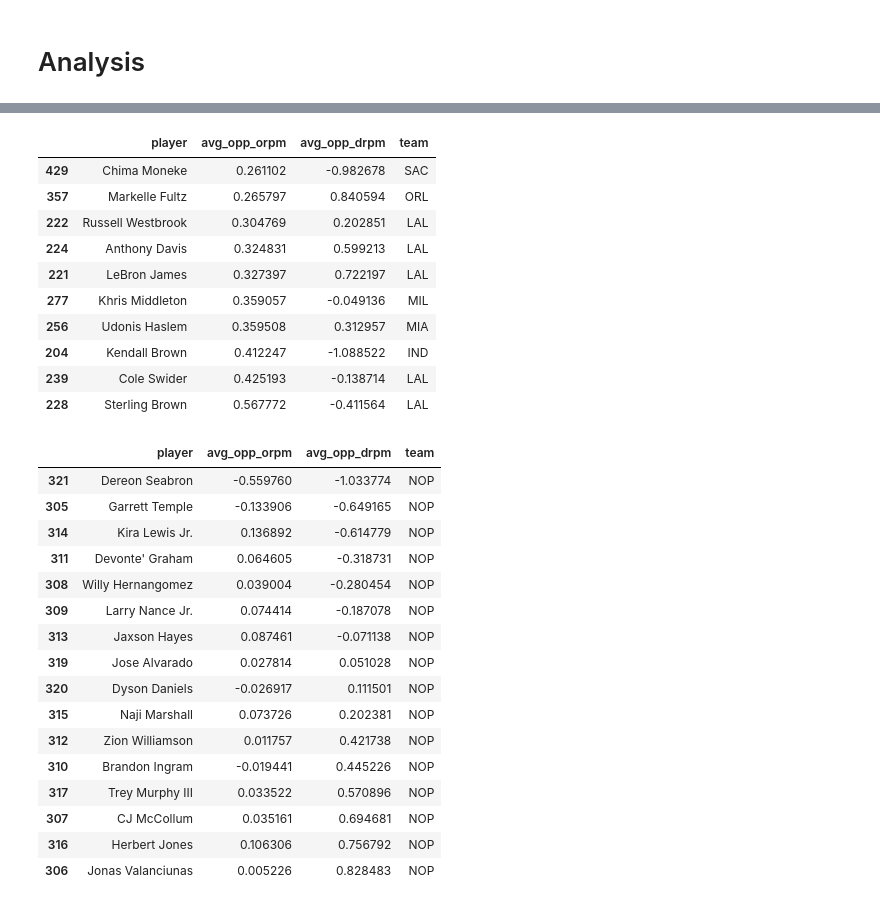
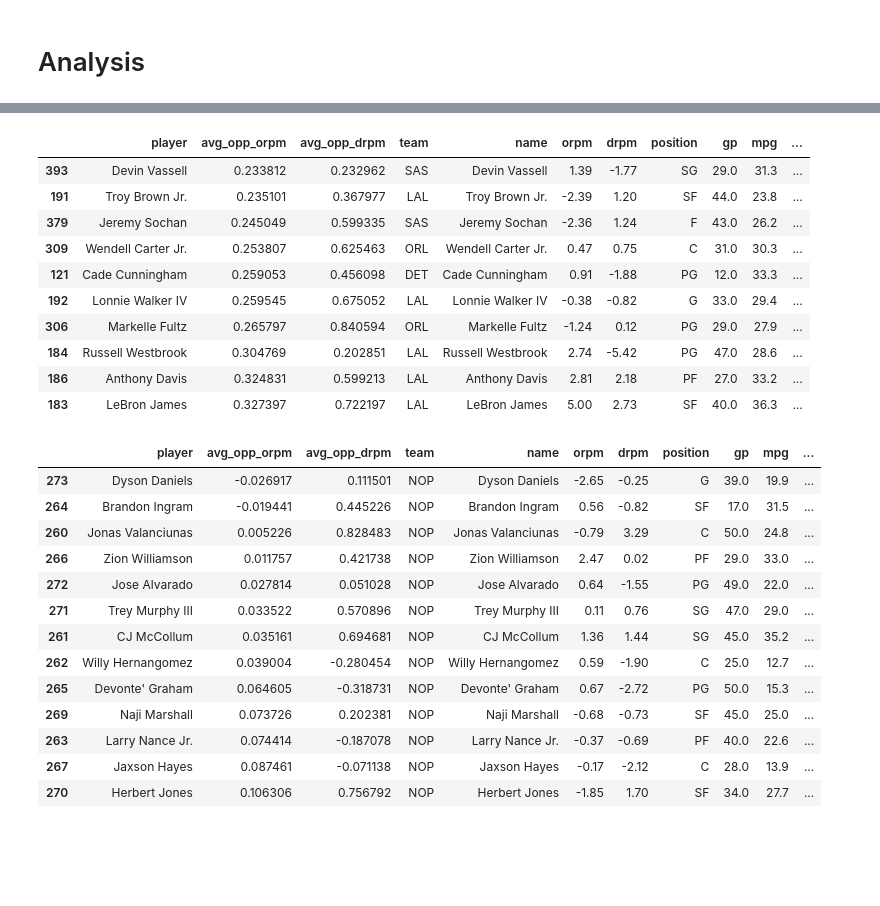
Before and after one commit to zswitten/bball_opposition_research, a Jupyter notebook: orpm_on_off_scrape_possessions.ipynb, the cells around one changed output, grey strips where cells are left out. Cells and saved outputs as stored; diff of their text form; code cells hidden in the pictures; blank space fills up the shorter version.

```diff
--- a/orpm_on_off_scrape_possessions.ipynb
+++ b/orpm_on_off_scrape_possessions.ipynb
@@ -184,3 +184,5 @@ for player in player_opp_drpms:
         player['avg_opp_drpm'] = avg_opp_drpm['weighted_drpm'] / avg_opp_drpm['seconds']
     else:
         player['avg_opp_orpm'] = None
+# %%
+player_opp_drpms = [player for player in player_opp_drpms if len(player['player_minutes_dfs']) > 0]
@@ -189,7 +216,12 @@ orpm_drpm_df = pd.DataFrame({
     'player': [player['player'] for player in player_opp_drpms],
     'avg_opp_orpm': [player['avg_opp_orpm'] for player in player_opp_drpms],
     'avg_opp_drpm': [player['avg_opp_drpm'] for player in player_opp_drpms],
-    'team': [get_team_by_id(get_team(player['player'], '2023', by_name=True)) for player in player_opp_drpms]
-}).dropna(subset=['avg_opp_orpm'])
+    'team': [get_team_by_id(get_team(player['player'], '2023', by_name=True)) for player in player_opp_drpms],
+}).dropna(subset=['avg_opp_orpm']).merge(espn_dfs['2023'][[
+    'name', 'orpm', 'drpm', 'position', 'gp', 'mpg']], left_on='player', right_on='name')
+for c in 'orpm', 'drpm', 'gp', 'mpg':
+    orpm_drpm_df[c] = orpm_drpm_df[c].astype('float')
+orpm_drpm_df['minutes'] = orpm_drpm_df['gp'] * orpm_drpm_df['mpg']
+orpm_drpm_df = orpm_drpm_df[orpm_drpm_df.minutes > 300]
 # %% [markdown]
 # Analysis
@@ -212,36 +253,33 @@ orpm_drpm_df.sort_values('avg_opp_drpm').iloc[-10:]
 # Players with highest opposing ORPM
 orpm_drpm_df.sort_values('avg_opp_orpm').iloc[-10:]
 # %% [output]
-|  | player | avg_opp_orpm | avg_opp_drpm | team |
-| 429 | Chima Moneke | 0.261102 | -0.982678 | SAC |
-| 357 | Markelle Fultz | 0.265797 | 0.840594 | ORL |
-| 222 | Russell Westbrook | 0.304769 | 0.202851 | LAL |
-| 224 | Anthony Davis | 0.324831 | 0.599213 | LAL |
-| 221 | LeBron James | 0.327397 | 0.722197 | LAL |
-| 277 | Khris Middleton | 0.359057 | -0.049136 | MIL |
-| 256 | Udonis Haslem | 0.359508 | 0.312957 | MIA |
-| 204 | Kendall Brown | 0.412247 | -1.088522 | IND |
-| 239 | Cole Swider | 0.425193 | -0.138714 | LAL |
-| 228 | Sterling Brown | 0.567772 | -0.411564 | LAL |
+|  | player | avg_opp_orpm | avg_opp_drpm | team | name | orpm | drpm | position | gp | mpg | ... |
+| 393 | Devin Vassell | 0.233812 | 0.232962 | SAS | Devin Vassell | 1.39 | -1.77 | SG | 29.0 | 31.3 | ... |
+| 191 | Troy Brown Jr. | 0.235101 | 0.367977 | LAL | Troy Brown Jr. | -2.39 | 1.20 | SF | 44.0 | 23.8 | ... |
+| 379 | Jeremy Sochan | 0.245049 | 0.599335 | SAS | Jeremy Sochan | -2.36 | 1.24 | F | 43.0 | 26.2 | ... |
+| 309 | Wendell Carter Jr. | 0.253807 | 0.625463 | ORL | Wendell Carter Jr. | 0.47 | 0.75 | C | 31.0 | 30.3 | ... |
+| 121 | Cade Cunningham | 0.259053 | 0.456098 | DET | Cade Cunningham | 0.91 | -1.88 | PG | 12.0 | 33.3 | ... |
+| 192 | Lonnie Walker IV | 0.259545 | 0.675052 | LAL | Lonnie Walker IV | -0.38 | -0.82 | G | 33.0 | 29.4 | ... |
+| 306 | Markelle Fultz | 0.265797 | 0.840594 | ORL | Markelle Fultz | -1.24 | 0.12 | PG | 29.0 | 27.9 | ... |
+| 184 | Russell Westbrook | 0.304769 | 0.202851 | LAL | Russell Westbrook | 2.74 | -5.42 | PG | 47.0 | 28.6 | ... |
+| 186 | Anthony Davis | 0.324831 | 0.599213 | LAL | Anthony Davis | 2.81 | 2.18 | PF | 27.0 | 33.2 | ... |
+| 183 | LeBron James | 0.327397 | 0.722197 | LAL | LeBron James | 5.00 | 2.73 | SF | 40.0 | 36.3 | ... |
 # %%
 # Players on the Pelicans
 # Bench players face worse opposing players, sensibly
-orpm_drpm_df[orpm_drpm_df.team == 'NOP'].sort_values('avg_opp_drpm')
+orpm_drpm_df[orpm_drpm_df.team == 'NOP'].sort_values('avg_opp_orpm')
 # %% [output]
-|  | player | avg_opp_orpm | avg_opp_drpm | team |
-| 321 | Dereon Seabron | -0.559760 | -1.033774 | NOP |
-| 305 | Garrett Temple | -0.133906 | -0.649165 | NOP |
-| 314 | Kira Lewis Jr. | 0.136892 | -0.614779 | NOP |
-| 311 | Devonte' Graham | 0.064605 | -0.318731 | NOP |
-| 308 | Willy Hernangomez | 0.039004 | -0.280454 | NOP |
-| 309 | Larry Nance Jr. | 0.074414 | -0.187078 | NOP |
-| 313 | Jaxson Hayes | 0.087461 | -0.071138 | NOP |
-| 319 | Jose Alvarado | 0.027814 | 0.051028 | NOP |
-| 320 | Dyson Daniels | -0.026917 | 0.111501 | NOP |
-| 315 | Naji Marshall | 0.073726 | 0.202381 | NOP |
-| 312 | Zion Williamson | 0.011757 | 0.421738 | NOP |
-| 310 | Brandon Ingram | -0.019441 | 0.445226 | NOP |
-| 317 | Trey Murphy III | 0.033522 | 0.570896 | NOP |
-| 307 | CJ McCollum | 0.035161 | 0.694681 | NOP |
-| 316 | Herbert Jones | 0.106306 | 0.756792 | NOP |
-| 306 | Jonas Valanciunas | 0.005226 | 0.828483 | NOP |
+|  | player | avg_opp_orpm | avg_opp_drpm | team | name | orpm | drpm | position | gp | mpg | ... |
+| 273 | Dyson Daniels | -0.026917 | 0.111501 | NOP | Dyson Daniels | -2.65 | -0.25 | G | 39.0 | 19.9 | ... |
+| 264 | Brandon Ingram | -0.019441 | 0.445226 | NOP | Brandon Ingram | 0.56 | -0.82 | SF | 17.0 | 31.5 | ... |
+| 260 | Jonas Valanciunas | 0.005226 | 0.828483 | NOP | Jonas Valanciunas | -0.79 | 3.29 | C | 50.0 | 24.8 | ... |
+| 266 | Zion Williamson | 0.011757 | 0.421738 | NOP | Zion Williamson | 2.47 | 0.02 | PF | 29.0 | 33.0 | ... |
+| 272 | Jose Alvarado | 0.027814 | 0.051028 | NOP | Jose Alvarado | 0.64 | -1.55 | PG | 49.0 | 22.0 | ... |
+| 271 | Trey Murphy III | 0.033522 | 0.570896 | NOP | Trey Murphy III | 0.11 | 0.76 | SG | 47.0 | 29.0 | ... |
+| 261 | CJ McCollum | 0.035161 | 0.694681 | NOP | CJ McCollum | 1.36 | 1.44 | SG | 45.0 | 35.2 | ... |
+| 262 | Willy Hernangomez | 0.039004 | -0.280454 | NOP | Willy Hernangomez | 0.59 | -1.90 | C | 25.0 | 12.7 | ... |
+| 265 | Devonte' Graham | 0.064605 | -0.318731 | NOP | Devonte' Graham | 0.67 | -2.72 | PG | 50.0 | 15.3 | ... |
+| 269 | Naji Marshall | 0.073726 | 0.202381 | NOP | Naji Marshall | -0.68 | -0.73 | SF | 45.0 | 25.0 | ... |
+| 263 | Larry Nance Jr. | 0.074414 | -0.187078 | NOP | Larry Nance Jr. | -0.37 | -0.69 | PF | 40.0 | 22.6 | ... |
+| 267 | Jaxson Hayes | 0.087461 | -0.071138 | NOP | Jaxson Hayes | -0.17 | -2.12 | C | 28.0 | 13.9 | ... |
+| 270 | Herbert Jones | 0.106306 | 0.756792 | NOP | Herbert Jones | -1.85 | 1.70 | SF | 34.0 | 27.7 | ... |
```
Also changed, not shown: parts of 19 cells of this notebook.
